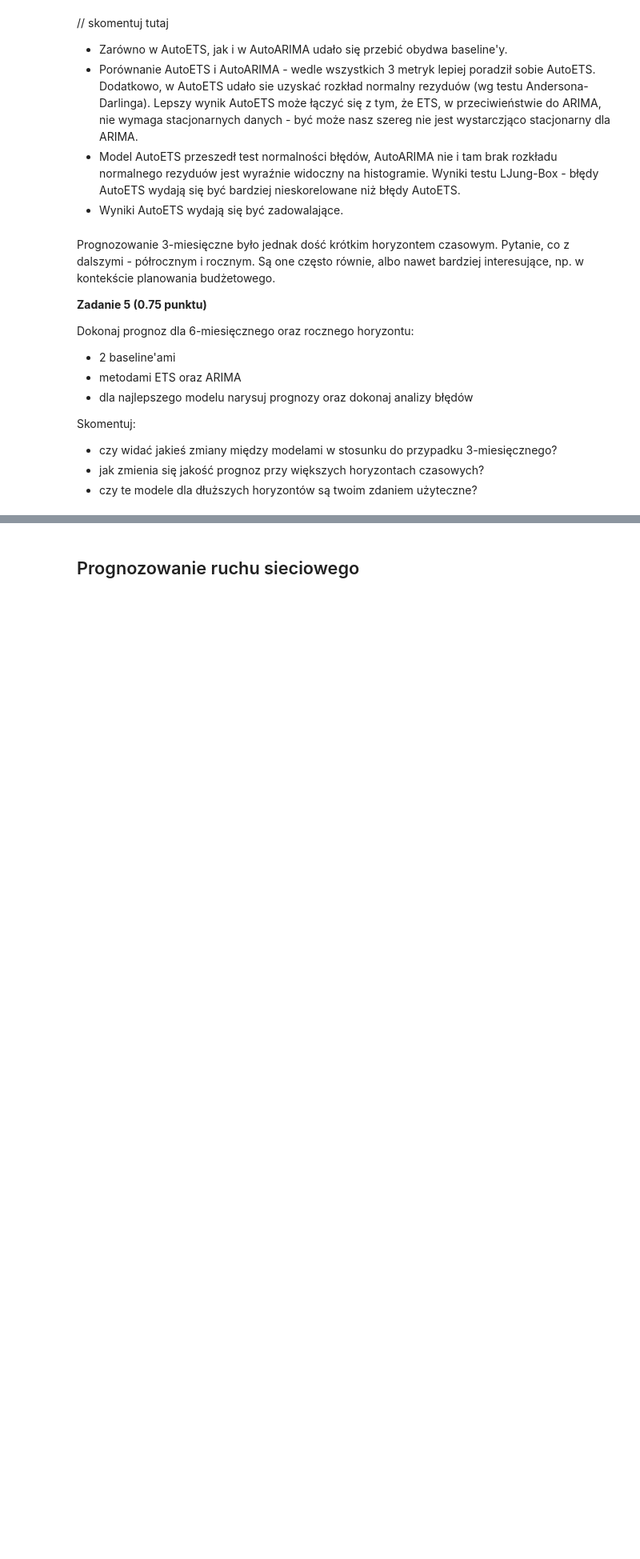
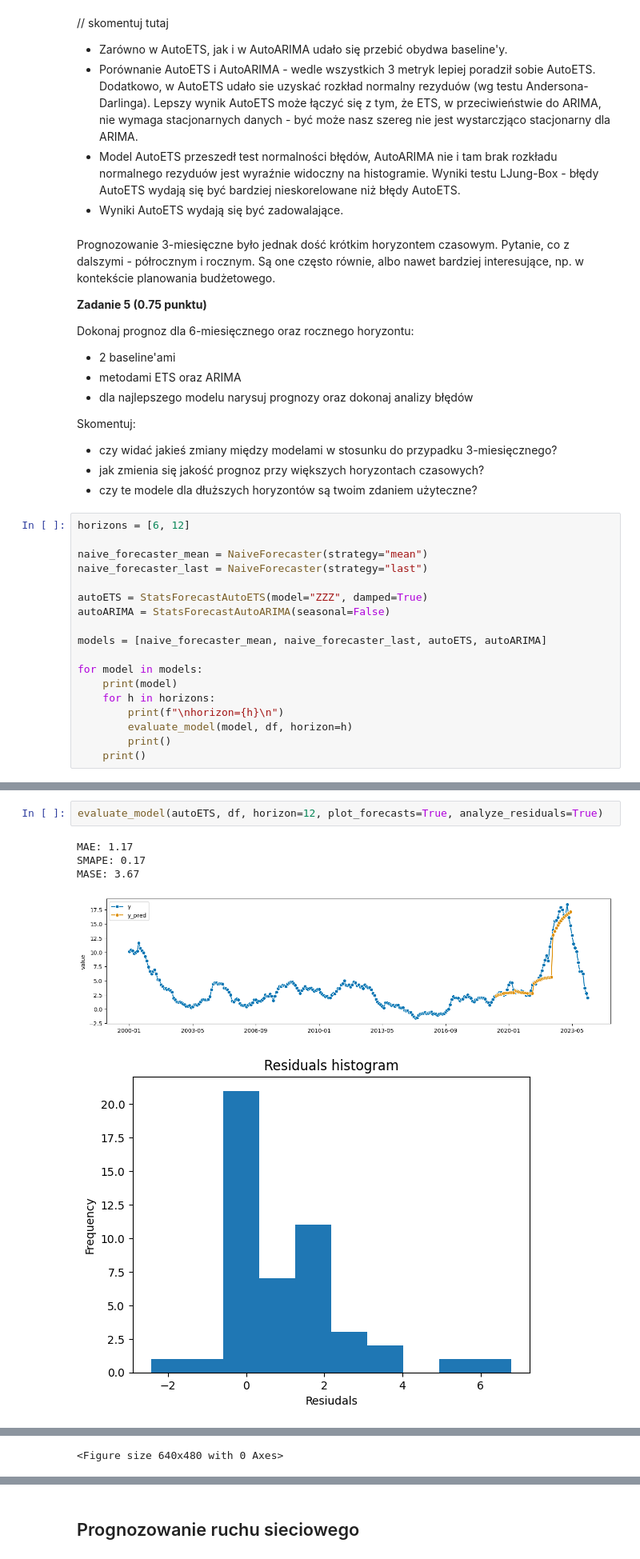
Before and after one commit to basiav/ML-Intro-Course-AGH, a Jupyter notebook: lab7/notebook_empty.ipynb, the cells around one changed output, grey strips where cells are left out. Shown at 80% size. Saved outputs shown, nothing was run; the diff lists cells and outputs as text; blank space fills up the shorter version.

```diff
--- a/lab7/notebook_empty.ipynb
+++ b/lab7/notebook_empty.ipynb
@@ -512,3 +512,21 @@ Skomentuj:
 - czy widać jakieś zmiany między modelami w stosunku do przypadku 3-miesięcznego?
 - jak zmienia się jakość prognoz przy większych horyzontach czasowych?
 - czy te modele dla dłuższych horyzontów są twoim zdaniem użyteczne?
+# %%
+horizons = [6, 12]
+
+naive_forecaster_mean = NaiveForecaster(strategy="mean")
+naive_forecaster_last = NaiveForecaster(strategy="last")
+
+autoETS = StatsForecastAutoETS(model="ZZZ", damped=True)
+autoARIMA = StatsForecastAutoARIMA(seasonal=False)
+
+models = [naive_forecaster_mean, naive_forecaster_last, autoETS, autoARIMA]
+
+for model in models:
+    print(model)
+    for h in horizons:
+        print(f"\nhorizon={h}\n")
+        evaluate_model(model, df, horizon=h)
+        print()
+    print()
@@ -514,0 +553,8 @@ Skomentuj:
+# %%
+evaluate_model(autoETS, df, horizon=12, plot_forecasts=True, analyze_residuals=True)
+# %% [output]
+MAE: 1.17
+SMAPE: 0.17
+MASE: 3.67
+[figure, added]
+[figure, added]
@@ -515,2 +580,3 @@ Skomentuj:
+<Figure size 640x480 with 0 Axes>
 # %% [markdown]
 // skomentuj tutaj
```
Also changed, not shown: parts of 4 cells of this notebook.
